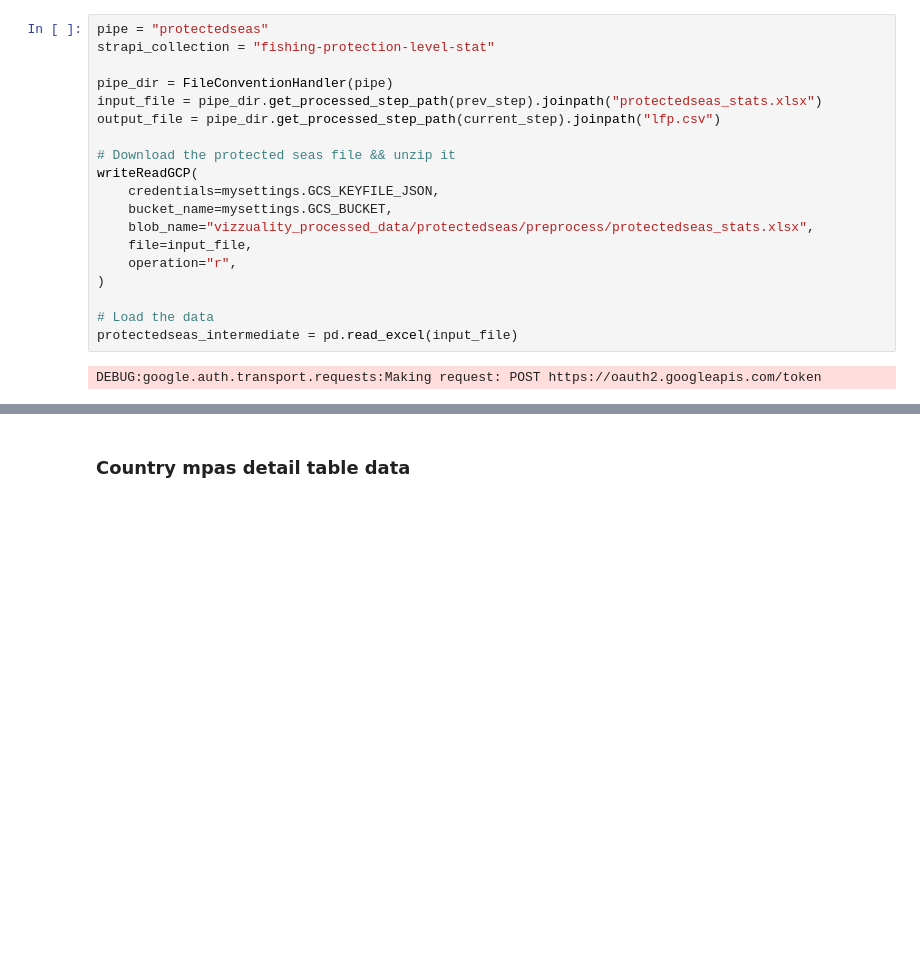
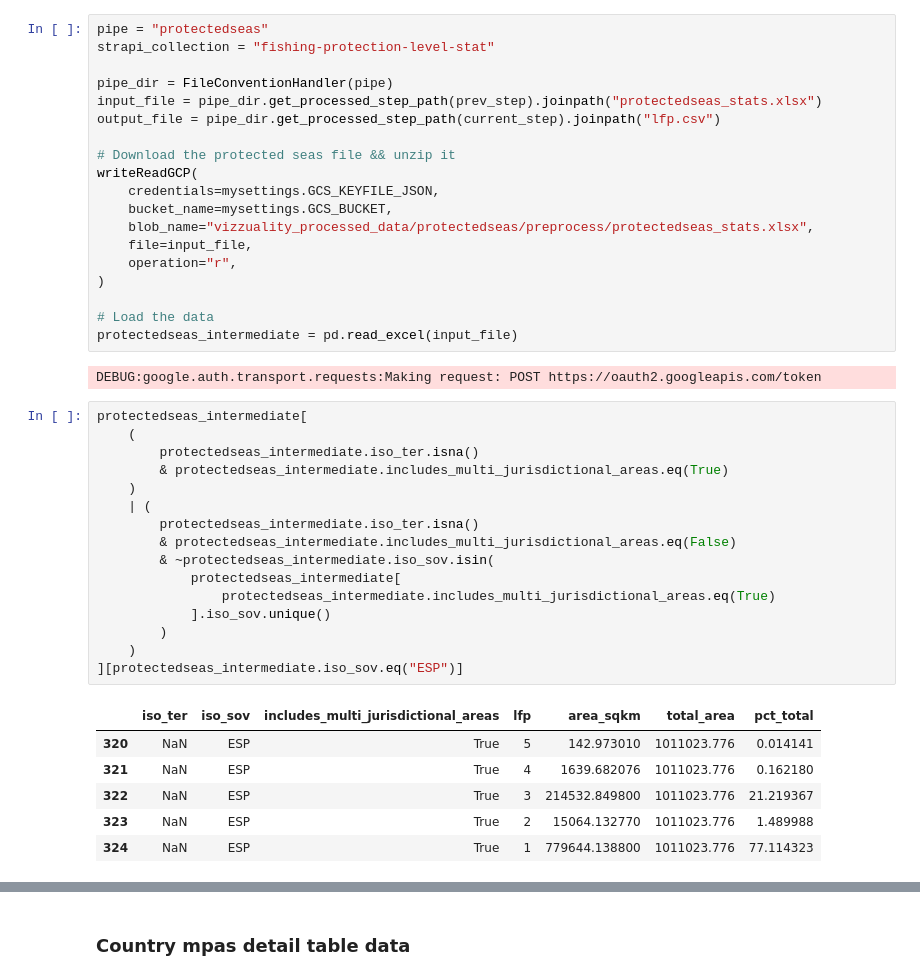
Before and after one commit to Vizzuality/skytruth-30x30, a Jupyter notebook: data/notebooks/pipes_mock/precalc.ipynb, the cells around one changed output, grey strips where cells are left out. Saved outputs shown, nothing was run; the diff lists cells and outputs as text; blank space fills up the shorter version.

```diff
--- a/data/notebooks/pipes_mock/precalc.ipynb
+++ b/data/notebooks/pipes_mock/precalc.ipynb
@@ -422,5 +424,28 @@ writeReadGCP(
 protectedseas_intermediate = pd.read_excel(input_file)
 # %% [output]
 DEBUG:google.auth.transport.requests:Making request: POST https://oauth2.googleapis.com/token
+# %%
+protectedseas_intermediate[
+    (
+        protectedseas_intermediate.iso_ter.isna()
+        & protectedseas_intermediate.includes_multi_jurisdictional_areas.eq(True)
+    )
+    | (
+        protectedseas_intermediate.iso_ter.isna()
+        & protectedseas_intermediate.includes_multi_jurisdictional_areas.eq(False)
+        & ~protectedseas_intermediate.iso_sov.isin(
+            protectedseas_intermediate[
+                protectedseas_intermediate.includes_multi_jurisdictional_areas.eq(True)
+            ].iso_sov.unique()
+        )
+    )
+][protectedseas_intermediate.iso_sov.eq("ESP")]
+# %% [output]
+|  | iso_ter | iso_sov | includes_multi_jurisdictional_areas | lfp | area_sqkm | total_area | pct_total |
+| 320 | NaN | ESP | True | 5 | 142.973010 | 1011023.776 | 0.014141 |
+| 321 | NaN | ESP | True | 4 | 1639.682076 | 1011023.776 | 0.162180 |
+| 322 | NaN | ESP | True | 3 | 214532.849800 | 1011023.776 | 21.219367 |
+| 323 | NaN | ESP | True | 2 | 15064.132770 | 1011023.776 | 1.489988 |
+| 324 | NaN | ESP | True | 1 | 779644.138800 | 1011023.776 | 77.114323 |
 # %%
 final = (
```
Also changed, not shown: parts of 4 cells of this notebook.
